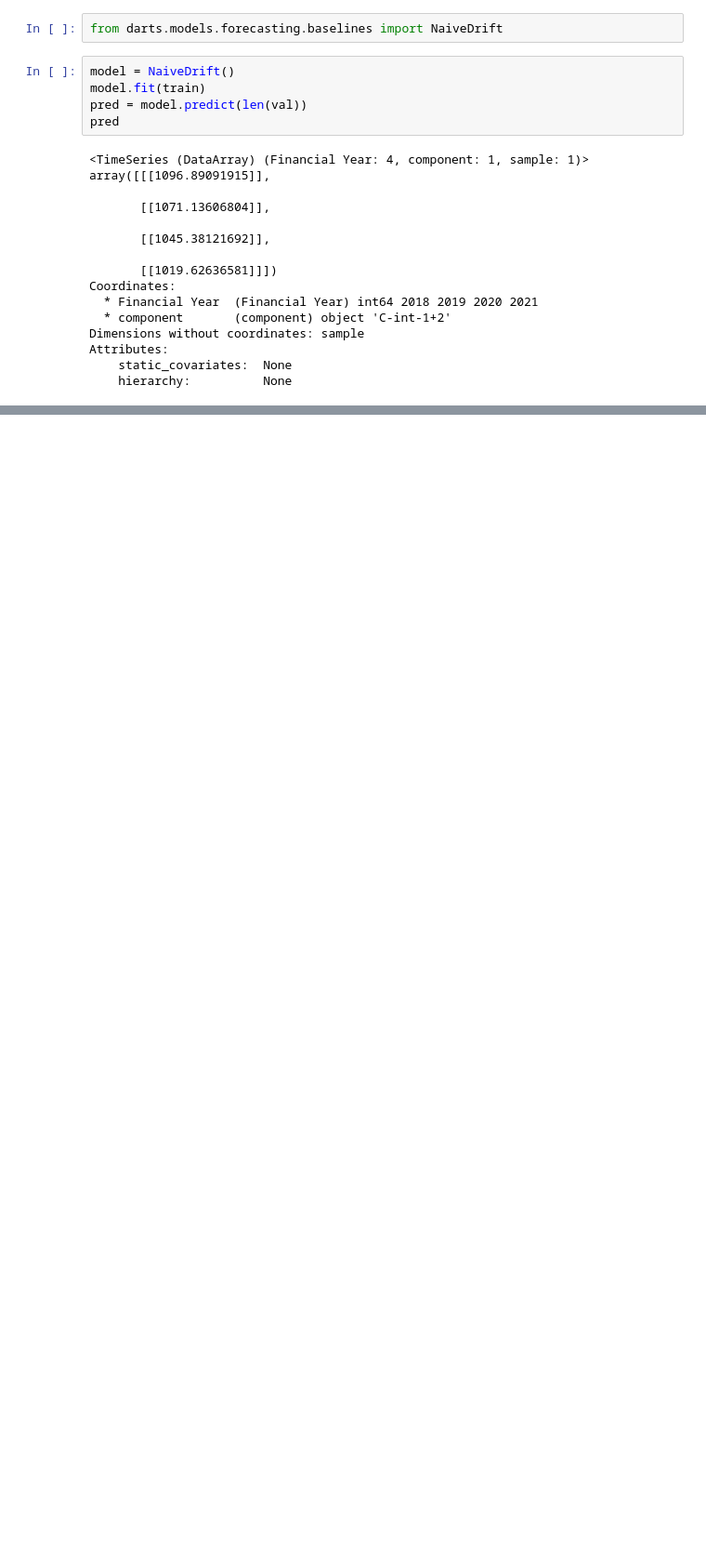
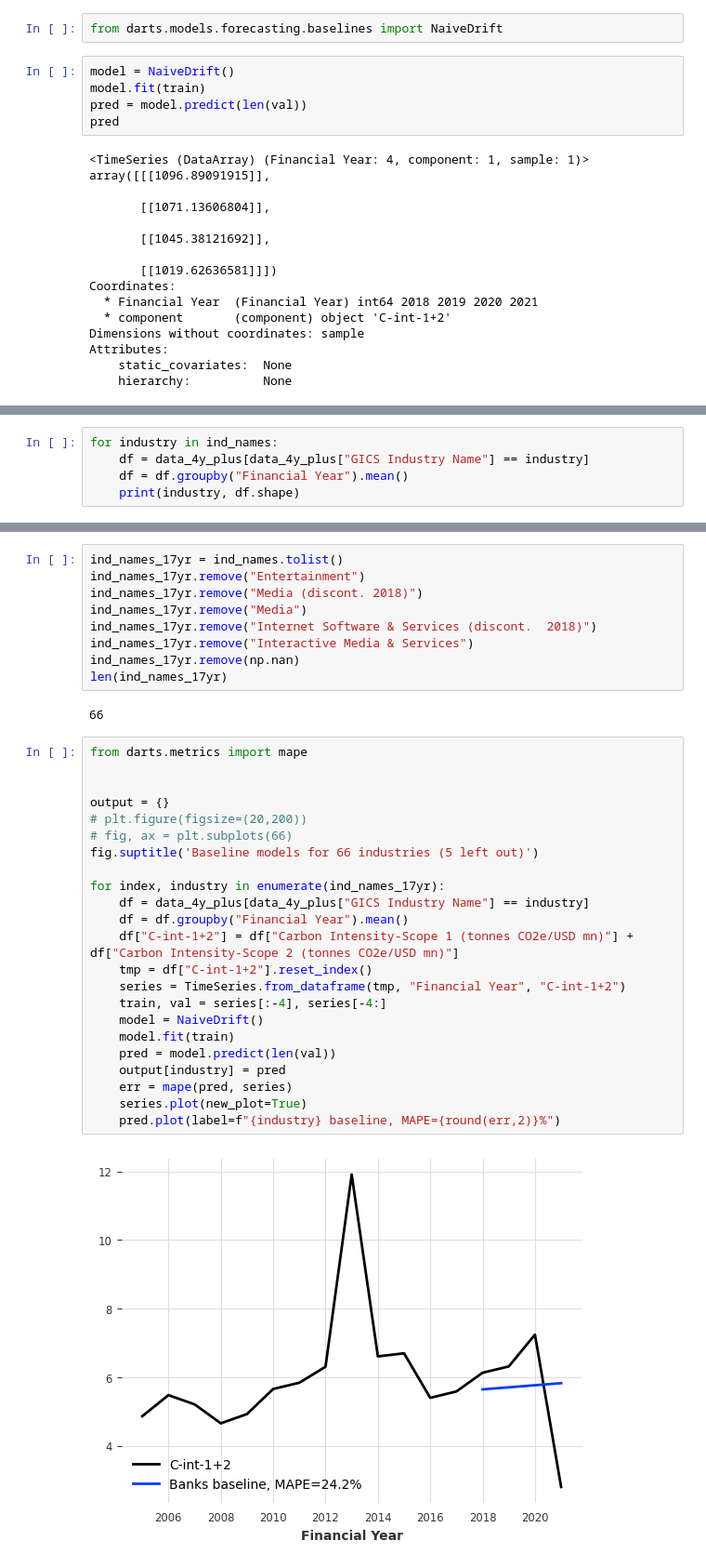
Before and after one commit to leocmcheung/carbon-forecast, a Jupyter notebook: notebooks/leo-D2.ipynb, the cells around one changed output, grey strips where cells are left out. Shown at 93% size. Drawn from its saved outputs; the diff is of its cells as text; blank space fills up the shorter version.

```diff
--- a/notebooks/leo-D2.ipynb
+++ b/notebooks/leo-D2.ipynb
@@ -151,0 +219,5 @@ Attributes:
+# %%
+for industry in ind_names:
+    df = data_4y_plus[data_4y_plus["GICS Industry Name"] == industry]
+    df = df.groupby("Financial Year").mean()
+    print(industry, df.shape)
@@ -151,0 +242,36 @@ Attributes:
+# %%
+ind_names_17yr = ind_names.tolist()
+ind_names_17yr.remove("Entertainment")
+ind_names_17yr.remove("Media (discont. 2018)")
+ind_names_17yr.remove("Media")
+ind_names_17yr.remove("Internet Software & Services (discont.  2018)")
+ind_names_17yr.remove("Interactive Media & Services")
+ind_names_17yr.remove(np.nan)
+len(ind_names_17yr)
+# %% [output]
+66
+# %%
+from darts.metrics import mape
+
+
+output = {}
+# plt.figure(figsize=(20,200))
+# fig, ax = plt.subplots(66)
+fig.suptitle('Baseline models for 66 industries (5 left out)')
+
+for index, industry in enumerate(ind_names_17yr):
+    df = data_4y_plus[data_4y_plus["GICS Industry Name"] == industry]
+    df = df.groupby("Financial Year").mean()
+    df["C-int-1+2"] = df["Carbon Intensity-Scope 1 (tonnes CO2e/USD mn)"] + df["Carbon Intensity-Scope 2 (tonnes CO2e/USD mn)"]
+    tmp = df["C-int-1+2"].reset_index()
+    series = TimeSeries.from_dataframe(tmp, "Financial Year", "C-int-1+2")
+    train, val = series[:-4], series[-4:]
+    model = NaiveDrift()
+    model.fit(train)
+    pred = model.predict(len(val))
+    output[industry] = pred
+    err = mape(pred, series)
+    series.plot(new_plot=True)
+    pred.plot(label=f"{industry} baseline, MAPE={round(err,2)}%")
+# %% [output]
+[figure, added]
```
Also changed, not shown: parts of 8 cells of this notebook.
